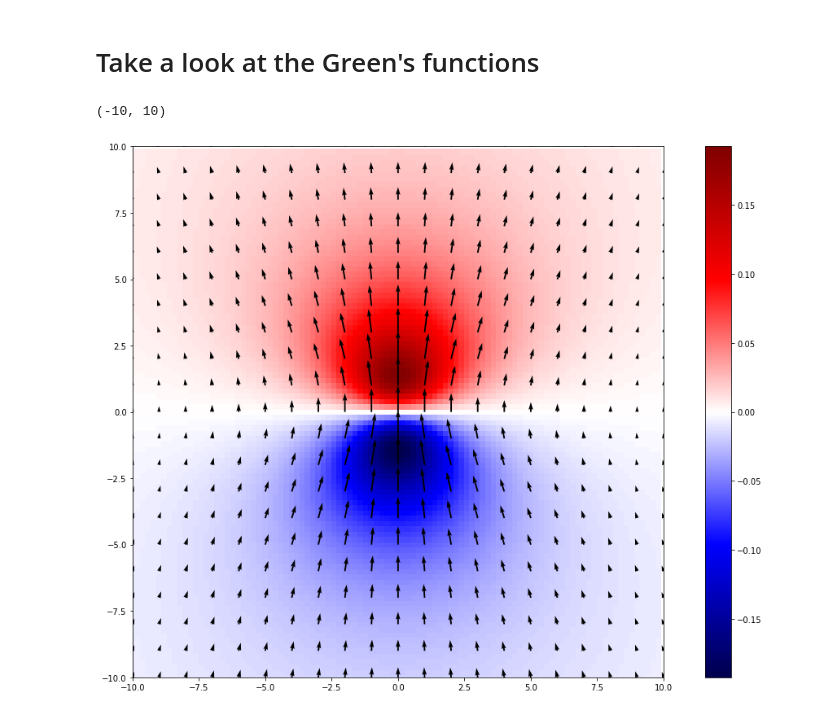
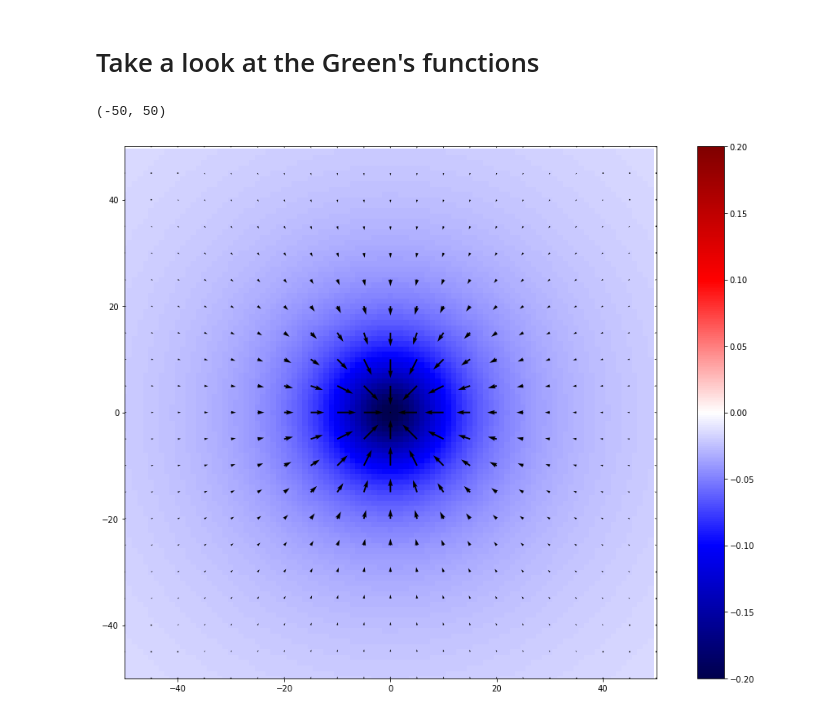
Before and after one commit to leouieda/aogs2018-gps, a Jupyter notebook: code/notebooks/greens-functions.ipynb, the cells around one changed output. Drawn from its saved outputs; the diff is of its cells as text; code cells hidden in the pictures.

```diff
--- a/code/notebooks/greens-functions.ipynb
+++ b/code/notebooks/greens-functions.ipynb
@@ -11,9 +11,13 @@ import pyproj
 import verde as vd
 from vector3d import Vector3D, vector3d_jacobian
 # %%
-region = (-10, 10, -10, 10)
-spacing = 0.2
+region = (-50, 50, -50, 50)
+spacing = 1
 coords = vd.grid_coordinates(region, spacing=spacing)
-force = np.array([0, 1, 0])
-force_coords = ([0], [0], [0])
-jac = vector3d_jacobian(coords, force_coords, poisson=0.5, depth=2)
+#force = np.array([-1, 1, 0, 0, 0, 0])
+#force_coords = ([-0.1, 0.1], [0, 0])
+force = np.array([0, 0, -1])
+force_coords = ([0], [0])
+jac = vector3d_jacobian(coords, force_coords, poisson=0.5, height=10)
+pred = jac.dot(force)
+east, north, up = [i.reshape(coords[0].shape) for i in pred.reshape((3, jac.shape[0]//3))]
@@ -23,14 +24,16 @@ east, north, up = [i.reshape(coords[0].shape) for i in pred.reshape((3, jac.shap
 # %%
 plt.figure(figsize=(15, 12))
 maxabs = np.abs([up.min(), up.max()]).max()
 plt.pcolormesh(coords[0] - spacing/2, coords[1] - spacing/2, up,
               vmin=-maxabs, vmax=maxabs, cmap="seismic")
 plt.colorbar()
 s = 5
-plt.quiver(coords[0][::s,::s], coords[1][::s,::s], east[::s,::s], north[::s,::s], scale=10)
+plt.quiver(coords[0][::s,::s], coords[1][::s,::s],
+           east[::s,::s], north[::s,::s],
+           scale=1)
 plt.axis('scaled')
 plt.xlim(region[:2])
 plt.ylim(region[2:])
 # %% [output]
-(-10, 10)
+(-50, 50)
-[figure, old version]
+[figure, new version]
```
Also changed, not shown: parts of 1 cell of this notebook, 1 other file.
